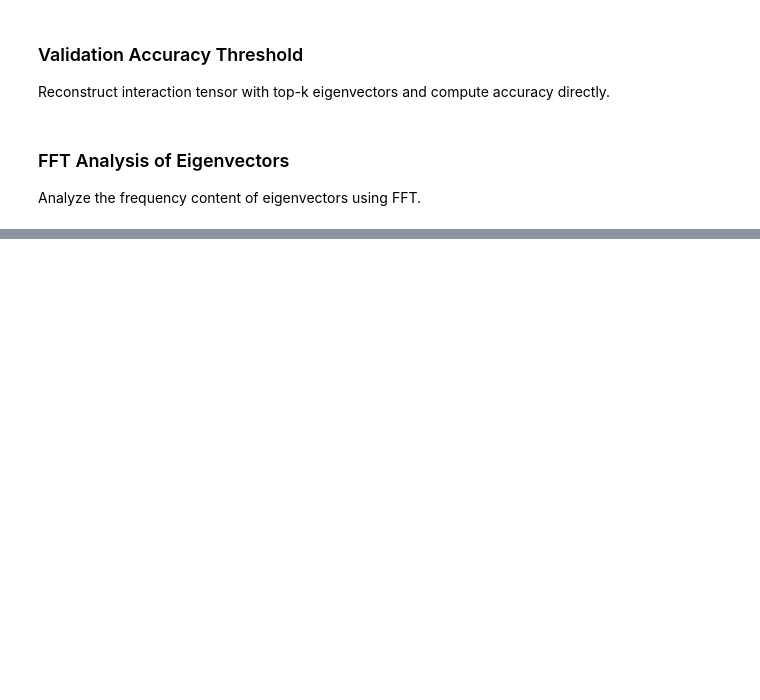
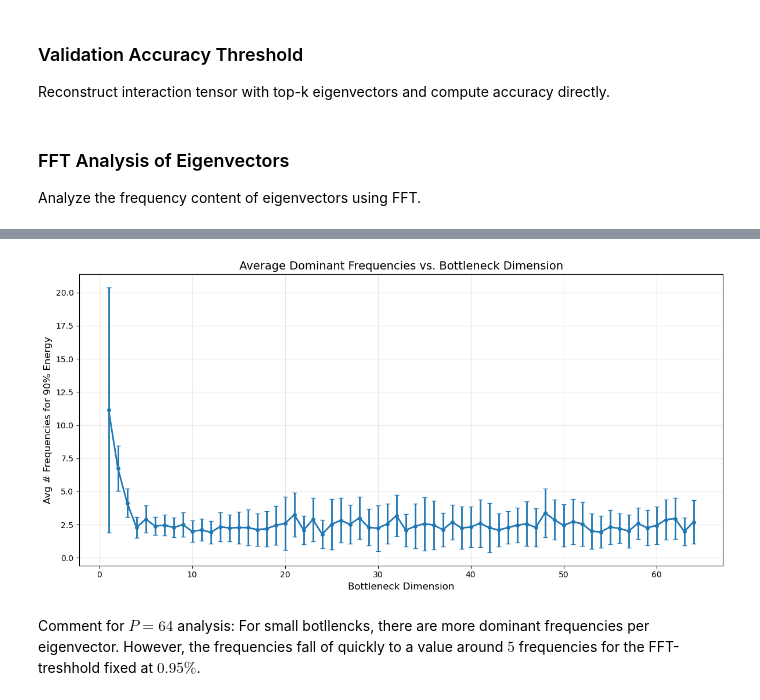
Before and after one commit to loganriggs/tn_4_interp, a Jupyter notebook: modular_addition/compression/analysis.ipynb, the cells around one changed output, grey strips where cells are left out. Cells and saved outputs as stored; diff of their text form; code cells hidden in the pictures; blank space fills up the shorter version.

```diff
--- a/modular_addition/compression/analysis.ipynb
+++ b/modular_addition/compression/analysis.ipynb
@@ -854,37 +809,41 @@ def count_dominant_frequencies(fft_magnitudes: np.ndarray, energy_threshold: flo
     return min(idx + 1, len(fft_magnitudes))
 
 # Compute average number of dominant frequencies for each bottleneck size
-freq_threshold = 0.95
+freq_threshold = 0.90
 avg_dominant_freqs = {}
 
 for d_hidden in range(1, P+1):
     evecs = eigen_data[d_hidden]['eigenvectors']
     evals = eigen_data[d_hidden]['eigenvalues']
 
     n_freqs_per_evec = []
     for r in range(P):
         for i in range(min(n_top_evecs, evecs.shape[2])):
             evec = evecs[r, :, i]
             fft_a = np.abs(np.fft.rfft(evec[:P]))
             n_freqs = count_dominant_frequencies(fft_a, freq_threshold)
             n_freqs_per_evec.append(n_freqs)
 
     avg_dominant_freqs[d_hidden] = {
         'mean': np.mean(n_freqs_per_evec),
         'std': np.std(n_freqs_per_evec),
         'median': np.median(n_freqs_per_evec)
     }
 
 # Plot average dominant frequencies vs bottleneck size
 dims = list(range(1, P+1))
 means = [avg_dominant_freqs[d]['mean'] for d in dims]
 stds = [avg_dominant_freqs[d]['std'] for d in dims]
 
 fig, ax = plt.subplots(figsize=(12, 6))
 ax.errorbar(dims, means, yerr=stds, fmt='o-', capsize=3, linewidth=2, markersize=4)
 ax.set_xlabel('Bottleneck Dimension', fontsize=12)
 ax.set_ylabel(f'Avg # Frequencies for {int(freq_threshold*100)}% Energy', fontsize=12)
 ax.set_title('Average Dominant Frequencies vs. Bottleneck Dimension', fontsize=14)
 ax.grid(True, alpha=0.3)
 plt.tight_layout()
 plt.show()
+# %% [output]
+[figure, added]
+# %% [markdown]
+Comment for $P=64$ analysis: For small botllencks, there are more dominant frequencies per eigenvector. However, the frequencies fall of quickly to a value around $5$ frequencies for the FFT-treshhold fixed at $0.95\%$.
```
Also changed, not shown: parts of 19 cells of this notebook, 1 other file.
